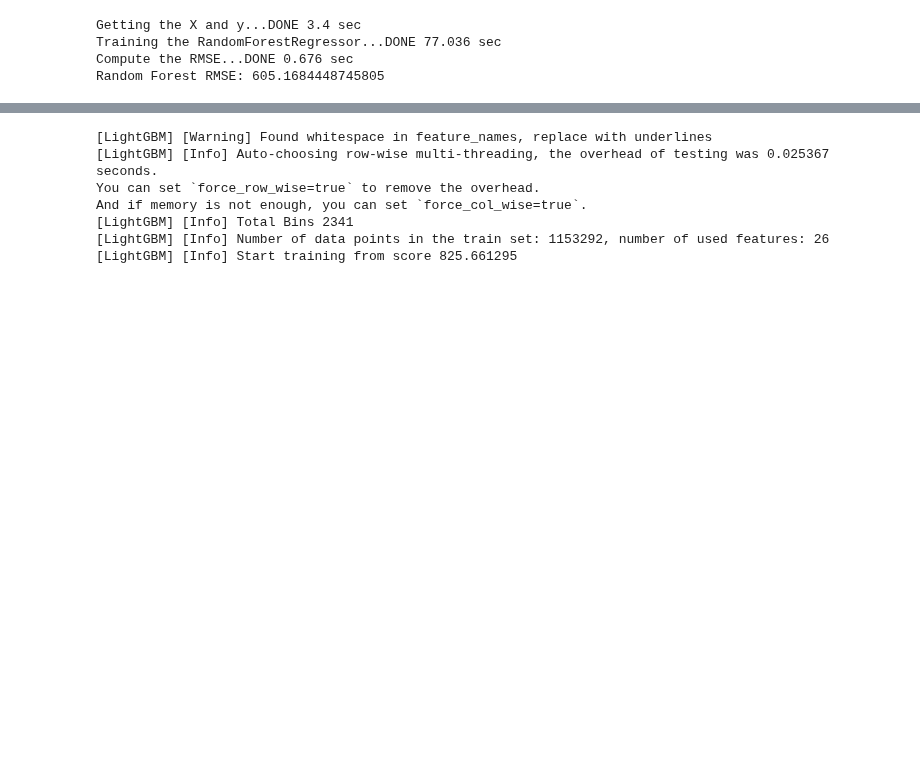
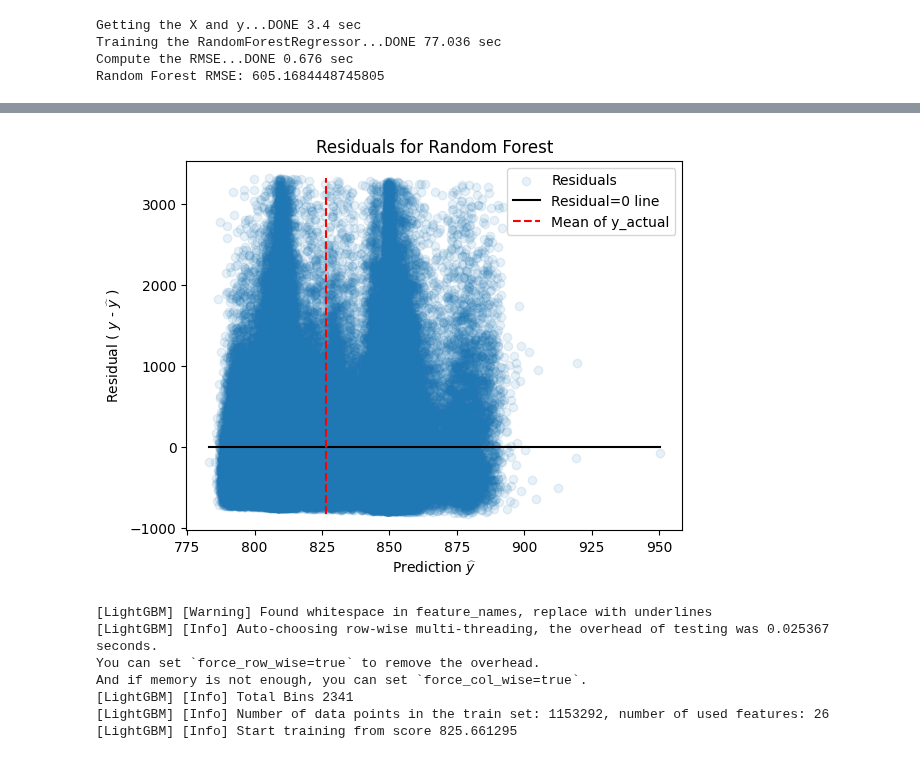
Before and after one commit to jeffxhansen/NYC_Taxi_Trip_Duration, a Jupyter notebook: jeff.ipynb, the cells around one changed output, grey strips where cells are left out. Saved outputs shown, nothing was run; the diff lists cells and outputs as text; code cells hidden in the pictures; blank space fills up the shorter version.

```diff
--- a/jeff.ipynb
+++ b/jeff.ipynb
@@ -192,0 +236,19 @@ y_pred = rf.predict(X_test)
+# %%
+X, y = get_X_y()
+feature_X = generate_features(X, y)
+feature_X = feature_X.drop(columns=['pickup_datetime'])
+X_train, X_test, y_train, y_test = train_test_split(feature_X, y, test_size=0.2, random_state=42)
+
+gbm_params = {
+    "boosting_type": 'gbdt',
+    "learning_rate": 0.01,
+    "max_depth": 20,
+    "n_estimators": 100,
+    "num_leaves": 30,
+    "reg_alpha": 0.1 ,
+    "reg_lambda": 0.5,
+}
+import lightgbm as lgb
+lgbm_train = lgb.LGBMRegressor(**gbm_params)
+lgbm_train.fit(X_train, y_train, eval_metric='rmse')
+y_pred_lqbm = lgbm_train.predict(X_test)
@@ -193,3 +263,33 @@ y_pred = rf.predict(X_test)
+# %%
+def plot_residual(y_actual, y_pred, title="Residuals for Random Forest"):
+    """ plots a residual plot from the passed-in y_actual and y_pred
+    """
+    # compute the residuals
+    residual = y_actual - y_pred
+
+    # plot the residuals with the x-axis as the predictions and the y-axis
+    # as the residuals (y_actual - y_pred)
+    plt.scatter(y_pred, residual, alpha=0.1, label="Residuals")
+
+    # plot the residual=0 line
+    lower = np.min(y_pred)
+    upper = np.max(y_pred)
+    ls = np.linspace(lower, upper, 100)
+    plt.plot(ls, np.zeros(len(ls)), color='black', label='Residual=0 line')
+
+    # plot the mean of the actual data
+    plt.vlines([np.mean(y_test)], ymin=np.min(residual), ymax=np.max(residual), linestyles='dashed', color='red', label='Mean of y_actual')
+
+    # setup other plot parameters and show the plot
+    plt.xlabel("Prediction $\widehat{y}$")
+    plt.ylabel("Residual ( $y$ - $\widehat{y}$ )")
+    plt.title(title)
+    plt.legend()
+    plt.show()
+
+plot_residual(y_test, y_pred_rf, title="Residuals for Random Forest")
+# %% [output]
+[figure, added]
 # %%
 """
 boosting_type  gbdt            |
```
Also changed, not shown: parts of 7 cells of this notebook, 3 other files.
